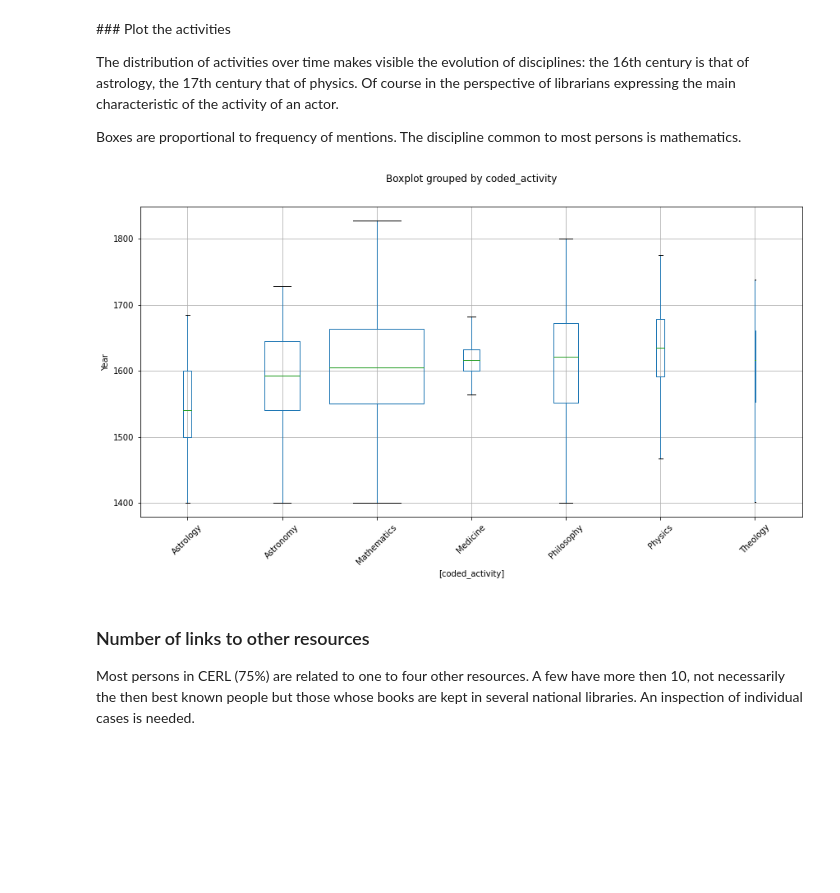
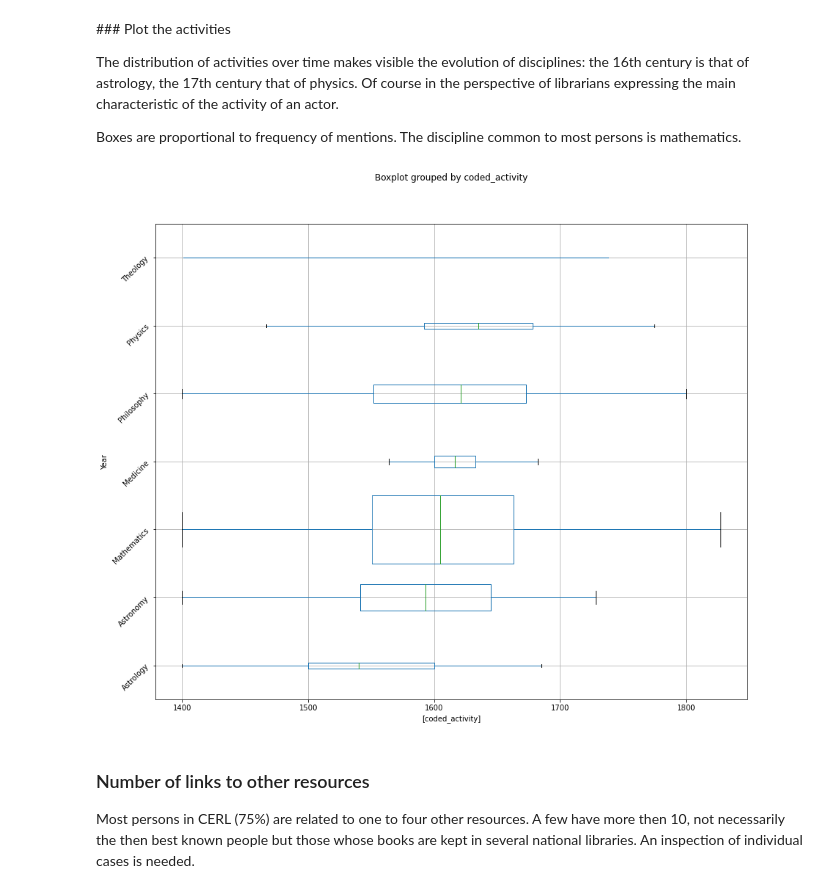
Before and after one commit to atterebf/Early-Modern-Astronomy, a Jupyter notebook: Explore_CERL.ipynb, the cells around one changed output. Cells and saved outputs as stored; diff of their text form; code cells hidden in the pictures; blank space fills up the shorter version.

```diff
--- a/Explore_CERL.ipynb
+++ b/Explore_CERL.ipynb
@@ -223,12 +226,12 @@ cat = tuple(count_activities.values())
 cat_10 = [c/sum(cat)*2 for c in cat]
 # %%
 p = coded_activities.boxplot(by='coded_activity',
-      rot=45, figsize=(14,7), showfliers=False, widths=cat_10)
+      rot=45, figsize=(14,12), showfliers=False, widths=cat_10, vert=False)
 p.set_title('')
 
 ax = p.set_ylabel("Year")
 # %% [output]
-[figure, old version]
+[figure, new version]
 # %% [markdown]
 ### Number of links to other resources
 
```
Also changed, not shown: parts of 2 cells of this notebook, 16 other files.
